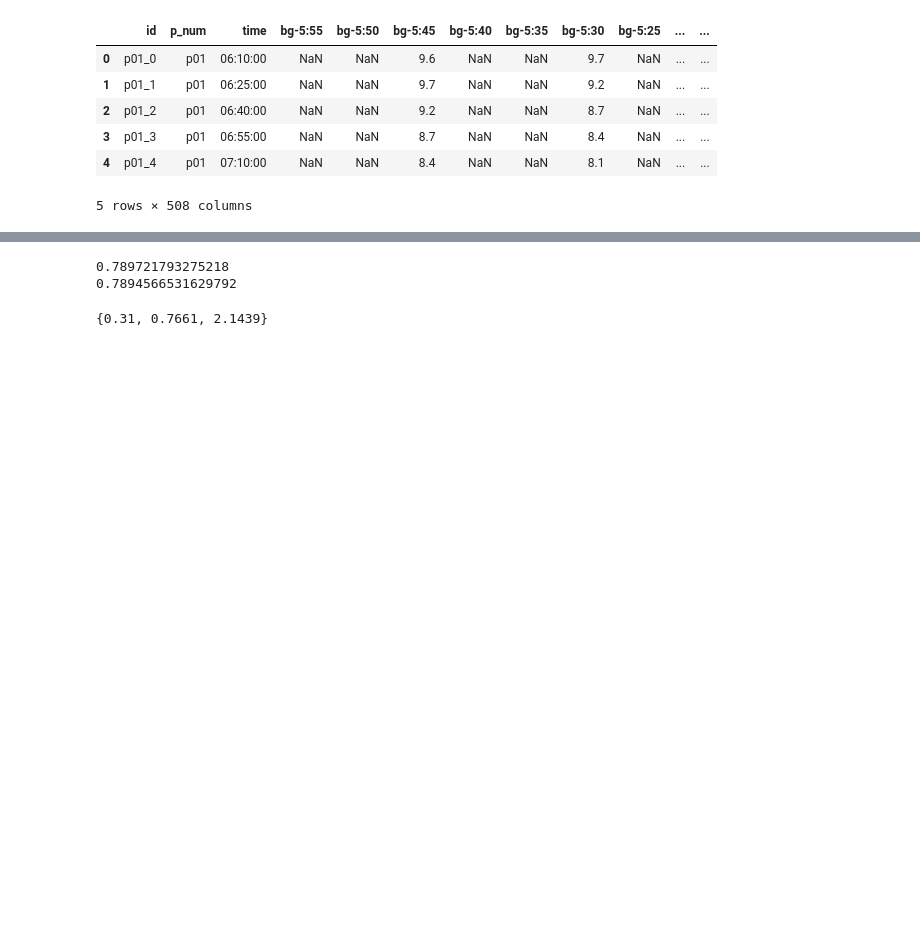
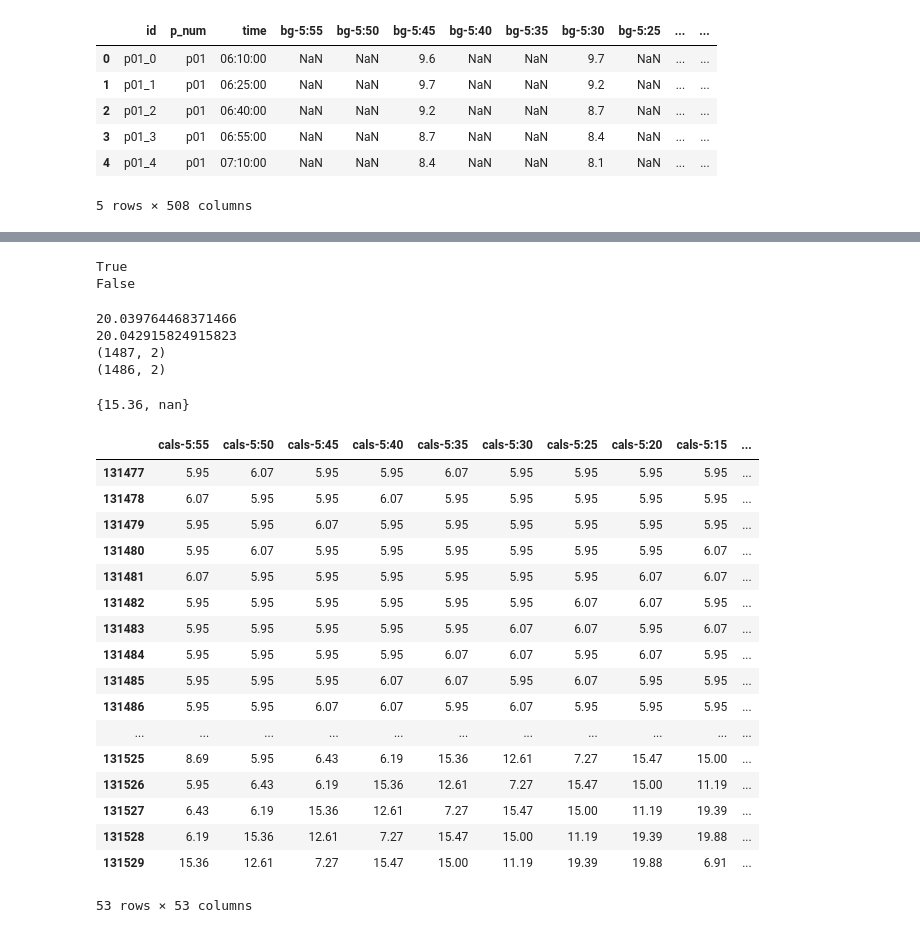
Before and after one commit to masaver/brist1d, a Jupyter notebook: notebooks/0.3-ms-qc.ipynb, the cells around one changed output, grey strips where cells are left out. Cells and saved outputs as stored; diff of their text form; code cells hidden in the pictures; blank space fills up the shorter version.

```diff
--- a/notebooks/0.3-ms-qc.ipynb
+++ b/notebooks/0.3-ms-qc.ipynb
@@ -114,12 +121,22 @@ pivot_df
+# %%
+print( (df_raw==15.36).any().any() )
+print( (df_parsed==15.36).any().any() )
+# %% [output]
+True
+False
 # %%
 # Check specifically on p12 insulin
-checks_df , val1_df , val2_df , df_raw , df_parsed = compare_data( 'p02' , 'insulin' )
+checks_df , val1_df , val2_df , df_raw , df_parsed = compare_data( 'p11' , 'cals' )
 print(val1_df.vals.mean())
 print(val2_df.vals.mean())
+print( val1_df.shape )
+print( val2_df.shape )
 # %% [output]
-0.789721793275218
-0.7894566531629792
+20.039764468371466
+20.042915824915823
+(1487, 2)
+(1486, 2)
 # %%
 set(val1_df['vals']) - set(val2_df['vals'])
 # %% [output]
-{0.31, 0.7661, 2.1439}
+{15.36, nan}
@@ -129,0 +143,24 @@ vals_df = pd.DataFrame( vals_df )
+# %%
+dfs = df_raw[df_raw.columns[df_raw.columns.str.startswith(f'cals-')]]
+row = np.where( (dfs == 15.36).sum( axis  = 1 ) >0 )[0]
+col = np.where( (dfs == 15.36).sum( axis  = 0 ) >0 )[0]
+dfs.iloc[row,col]
+# %% [output]
+|  | cals-5:55 | cals-5:50 | cals-5:45 | cals-5:40 | cals-5:35 | cals-5:30 | cals-5:25 | cals-5:20 | cals-5:15 | ... |
+| 131477 | 5.95 | 6.07 | 5.95 | 5.95 | 6.07 | 5.95 | 5.95 | 5.95 | 5.95 | ... |
+| 131478 | 6.07 | 5.95 | 5.95 | 6.07 | 5.95 | 5.95 | 5.95 | 5.95 | 5.95 | ... |
+| 131479 | 5.95 | 5.95 | 6.07 | 5.95 | 5.95 | 5.95 | 5.95 | 5.95 | 5.95 | ... |
+| 131480 | 5.95 | 6.07 | 5.95 | 5.95 | 5.95 | 5.95 | 5.95 | 5.95 | 6.07 | ... |
+| 131481 | 6.07 | 5.95 | 5.95 | 5.95 | 5.95 | 5.95 | 5.95 | 6.07 | 6.07 | ... |
+| 131482 | 5.95 | 5.95 | 5.95 | 5.95 | 5.95 | 5.95 | 6.07 | 6.07 | 5.95 | ... |
+| 131483 | 5.95 | 5.95 | 5.95 | 5.95 | 5.95 | 6.07 | 6.07 | 5.95 | 6.07 | ... |
+| 131484 | 5.95 | 5.95 | 5.95 | 5.95 | 6.07 | 6.07 | 5.95 | 6.07 | 5.95 | ... |
+| 131485 | 5.95 | 5.95 | 5.95 | 6.07 | 6.07 | 5.95 | 6.07 | 5.95 | 5.95 | ... |
+| 131486 | 5.95 | 5.95 | 6.07 | 6.07 | 5.95 | 6.07 | 5.95 | 5.95 | 5.95 | ... |
+| ... | ... | ... | ... | ... | ... | ... | ... | ... | ... | ... |
+| 131525 | 8.69 | 5.95 | 6.43 | 6.19 | 15.36 | 12.61 | 7.27 | 15.47 | 15.00 | ... |
+| 131526 | 5.95 | 6.43 | 6.19 | 15.36 | 12.61 | 7.27 | 15.47 | 15.00 | 11.19 | ... |
+| 131527 | 6.43 | 6.19 | 15.36 | 12.61 | 7.27 | 15.47 | 15.00 | 11.19 | 19.39 | ... |
+| 131528 | 6.19 | 15.36 | 12.61 | 7.27 | 15.47 | 15.00 | 11.19 | 19.39 | 19.88 | ... |
+| 131529 | 15.36 | 12.61 | 7.27 | 15.47 | 15.00 | 11.19 | 19.39 | 19.88 | 6.91 | ... |
+53 rows × 53 columns
```
Also changed, not shown: parts of 5 cells of this notebook.
